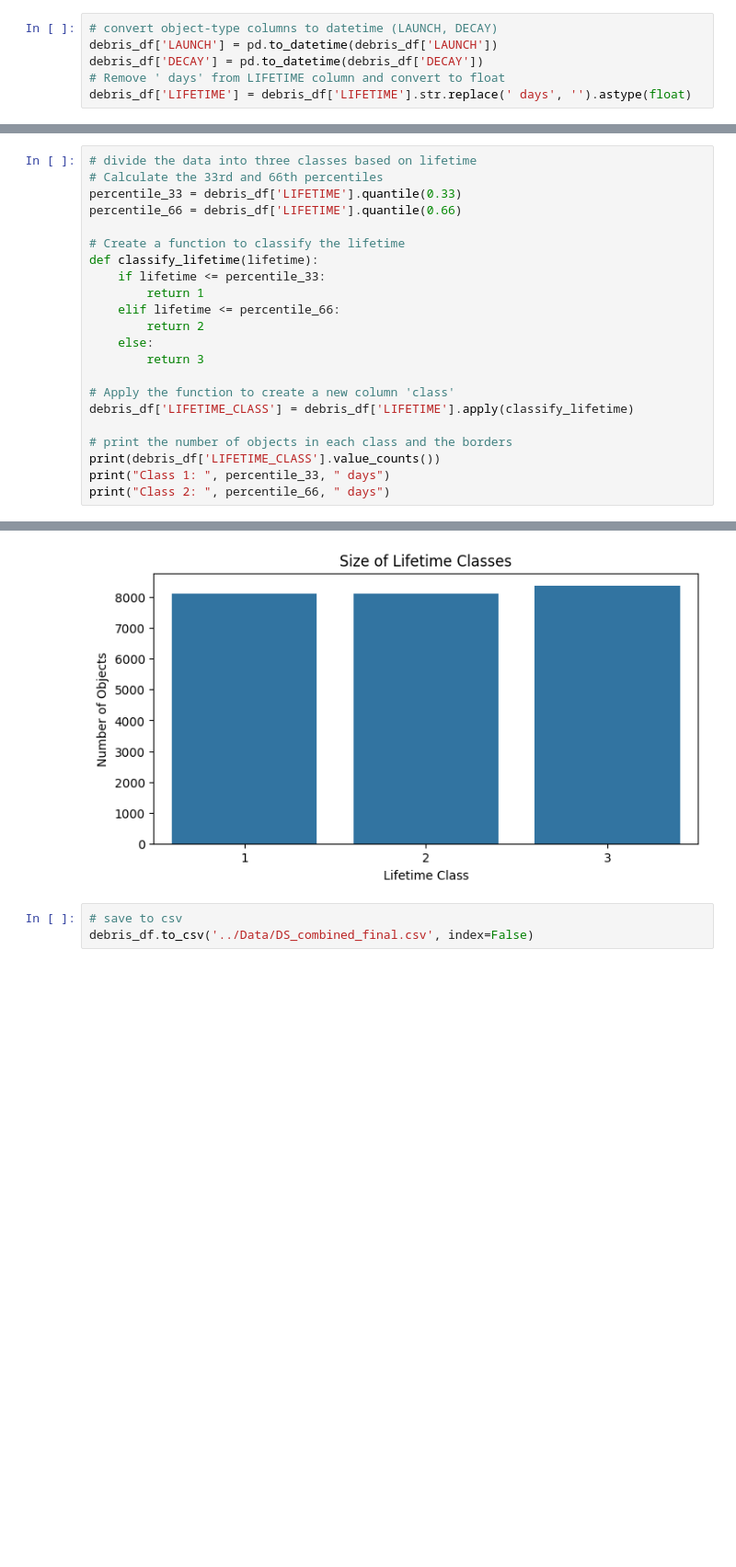
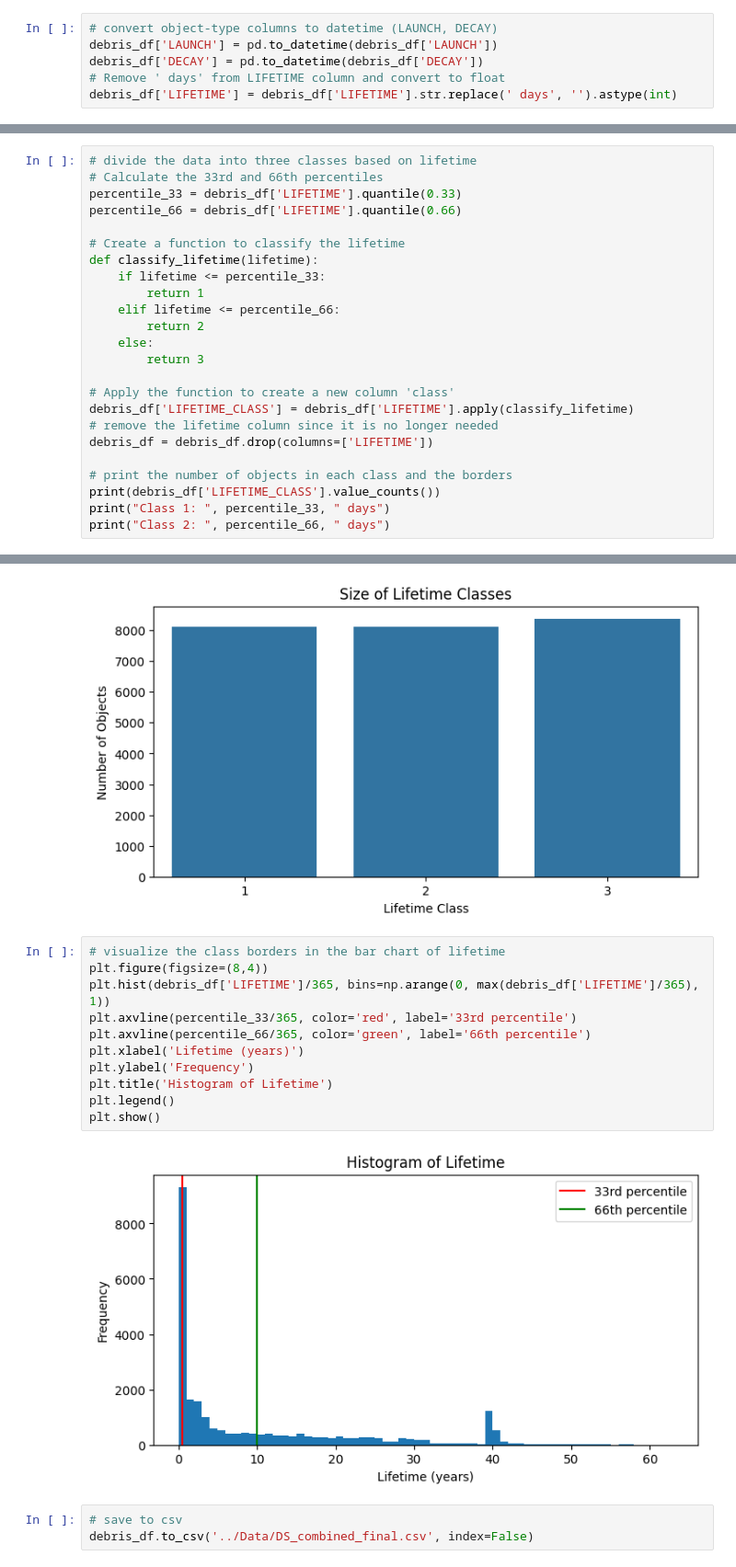
Before and after one commit to brianna404/DS_SpaceDebris, a Jupyter notebook: Code/DS_DataPreparation_Classes.ipynb, the cells around one changed output, grey strips where cells are left out. Shown at 92% size. Cells and saved outputs as stored; diff of their text form; blank space fills up the shorter version.

```diff
--- a/Code/DS_DataPreparation_Classes.ipynb
+++ b/Code/DS_DataPreparation_Classes.ipynb
@@ -31,7 +31,7 @@ dtype: object
 debris_df['LAUNCH'] = pd.to_datetime(debris_df['LAUNCH'])
 debris_df['DECAY'] = pd.to_datetime(debris_df['DECAY'])
 # Remove ' days' from LIFETIME column and convert to float
-debris_df['LIFETIME'] = debris_df['LIFETIME'].str.replace(' days', '').astype(float)
+debris_df['LIFETIME'] = debris_df['LIFETIME'].str.replace(' days', '').astype(int)
 # %%
 # summary statistics of lifetime
 print(debris_df['LIFETIME'].describe())
@@ -109,6 +109,8 @@ def classify_lifetime(lifetime):
 
 # Apply the function to create a new column 'class'
 debris_df['LIFETIME_CLASS'] = debris_df['LIFETIME'].apply(classify_lifetime)
+# remove the lifetime column since it is no longer needed
+debris_df = debris_df.drop(columns=['LIFETIME'])
 
 # print the number of objects in each class and the borders
 print(debris_df['LIFETIME_CLASS'].value_counts())
@@ -134,6 +136,19 @@ plt.ylabel("Number of Objects")
 plt.show()
 # %% [output]
 [figure]
+# %%
+# visualize the class borders in the bar chart of lifetime
+plt.figure(figsize=(8,4))
+plt.hist(debris_df['LIFETIME']/365, bins=np.arange(0, max(debris_df['LIFETIME']/365), 1))
+plt.axvline(percentile_33/365, color='red', label='33rd percentile')
+plt.axvline(percentile_66/365, color='green', label='66th percentile')
+plt.xlabel('Lifetime (years)')
+plt.ylabel('Frequency')
+plt.title('Histogram of Lifetime')
+plt.legend()
+plt.show()
+# %% [output]
+[figure, added]
 # %%
 # save to csv
 debris_df.to_csv('../Data/DS_combined_final.csv', index=False)
```
Also changed, not shown: parts of 1 cell of this notebook, 10 other files.
